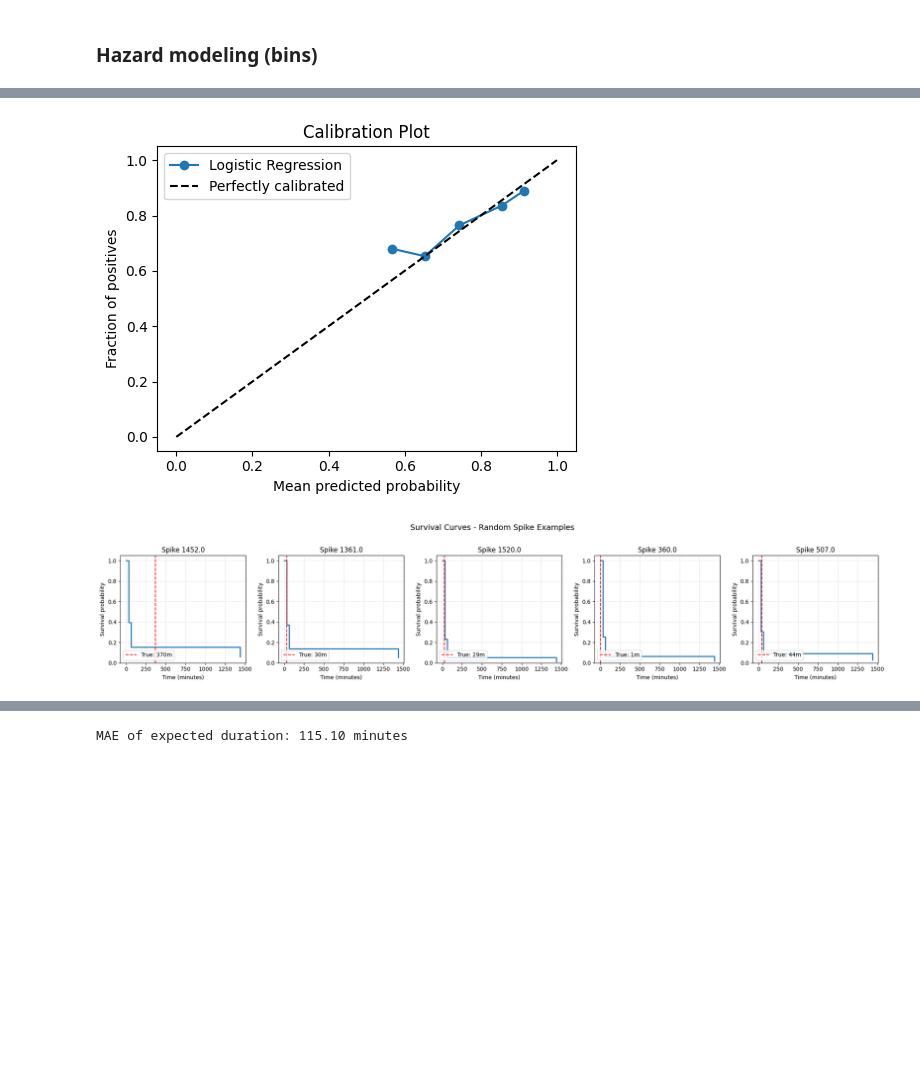
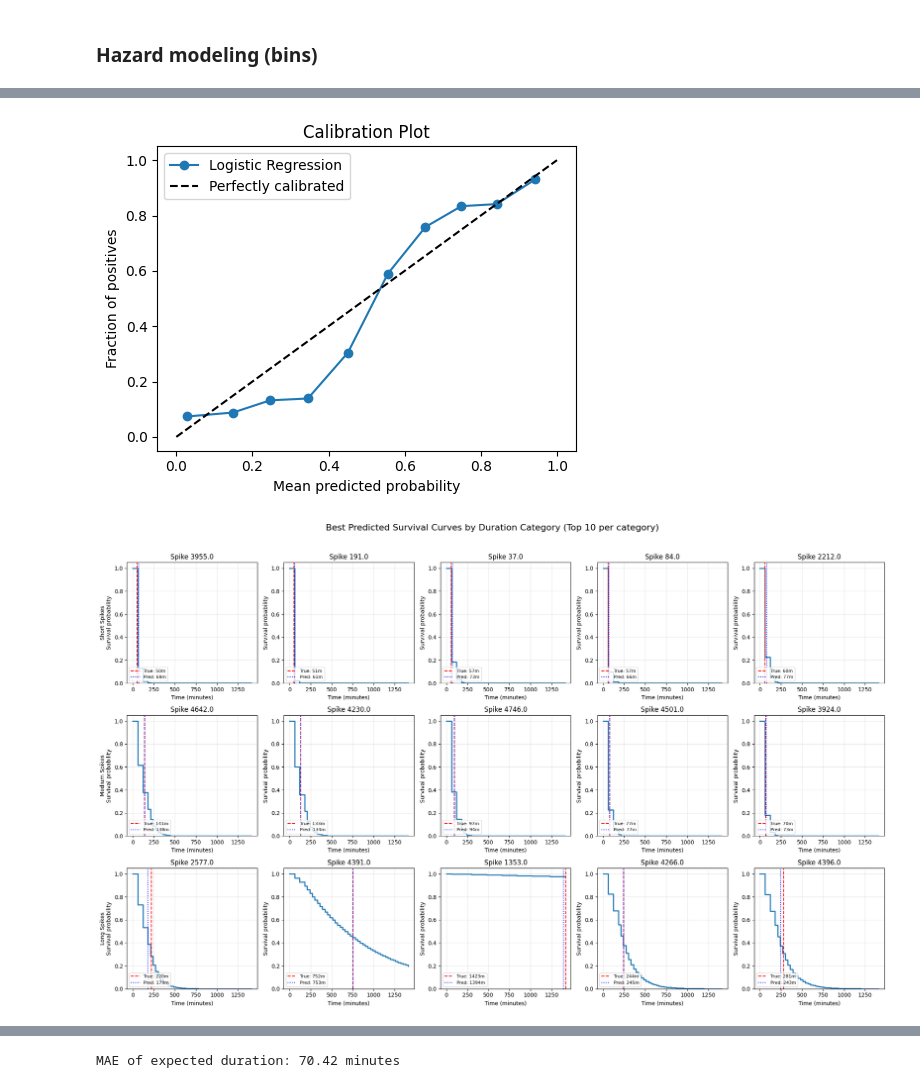
Before and after one commit to egortrussov/lending_protocols_researh, a Jupyter notebook: users_clusterization/spikes_recovery_modeling_v2.ipynb, the cells around one changed output, grey strips where cells are left out. Saved outputs shown, nothing was run; the diff lists cells and outputs as text; code cells hidden in the pictures; blank space fills up the shorter version.

Commit message:
polished spikes recovery modeling on YB-tokens markets

```diff
--- a/users_clusterization/spikes_recovery_modeling_v2.ipynb
+++ b/users_clusterization/spikes_recovery_modeling_v2.ipynb
@@ -15,8 +15,15 @@ BORROWERS_SHARE_PATH = "/Users/yegortrussov/Documents/ml/lending_protocols/datas
 SUPPLIERS_SHARE_PATH = "/Users/yegortrussov/Documents/ml/lending_protocols/dataset_collection/data/markets_suppliers_share.csv"
 
 INTERESTING_MARKETS = [
+    "eth_syrupusdc_usdc",
     "eth_usr_usdc",
-    "eth_rlp_usdc"
+    "eth_rlp_usdc",
+    "eth_wstusr_usdc",
+    "eth_fxsave_usdc",
+    "eth_siusd_usdc",
+    "eth_reusd_usdc",
+    "eth_siusd_usdc",
+    "eth_stcusd_usdc",
 ]
 # %% [markdown]
 ### **Create dataset**
@@ -562,7 +571,7 @@ import optuna
 def prepare_classification_dataset(df_long, threshold_minutes=60):
     df_first = df_long[df_long['time_offset_minutes'] == 0].copy()
     df_first['spike_duration_minutes'] = df_first['spike_duration_seconds'] / 60.0
-    df_first['target'] = (df_first['spike_duration_minutes'] <= threshold_minutes).astype(int)
+    df_first['target'] = (df_first['spike_duration_minutes'] > threshold_minutes).astype(int)
 
     feature_cols = [
         'utilization_start', 'utilization_peak_so_far', 'borrow_rate_start',
@@ -633,8 +642,8 @@ def evaluate_classification(y_true, y_pred, y_pred_proba, model_name):
     plt.title(f'{model_name} - Confusion Matrix')
     plt.colorbar()
     tick_marks = [0, 1]
-    plt.xticks(tick_marks, ['Long', 'Short (≤1h)'])
-    plt.yticks(tick_marks, ['Long', 'Short (≤1h)'])
+    plt.xticks(tick_marks, ['Short (≤1h)', 'Long',])
+    plt.yticks(tick_marks, ['Short (≤1h)', 'Long',])
     plt.xlabel('Predicted')
     plt.ylabel('Actual')
     for i in range(2):
@@ -659,6 +668,8 @@ def evaluate_classification(y_true, y_pred, y_pred_proba, model_name):
 def train_xgboost_classifier(X_train, y_train, X_val, y_val, use_optuna=False, n_trials=50):
     if use_optuna:
         def objective(trial):
+            class_weight_param = trial.suggest_float('class_weight', 1, 50, log=True)
+
             params = {
                 'n_estimators': trial.suggest_int('n_estimators', 50, 300),
                 'max_depth': trial.suggest_int('max_depth', 3, 10),
@@ -668,13 +679,17 @@ def train_xgboost_classifier(X_train, y_train, X_val, y_val, use_optuna=False, n
                 'gamma': trial.suggest_float('gamma', 0, 5),
                 'reg_alpha': trial.suggest_float('reg_alpha', 1e-5, 1.0, log=True),
                 'reg_lambda': trial.suggest_float('reg_lambda', 1e-5, 1.0, log=True),
-                'random_state': 42
+                'random_state': 42,
+                'use_label_encoder': False,
+                'eval_metric': 'logloss',
+                # 'scale_pos_weight': class_weight_param
             }
-            model = xgb.XGBClassifier(**params, use_label_encoder=False, eval_metric='logloss')
+            model = xgb.XGBClassifier(**params)
             model.fit(X_train, y_train)
             y_pred_proba = model.predict_proba(X_val)[:, 1]
             auc = roc_auc_score(y_val, y_pred_proba)
-            return auc
+            rec = recall_score(y_val, model.predict(X_val), zero_division=0)
+            return rec
 
         study = optuna.create_study(direction='maximize')
         study.optimize(objective, n_trials=n_trials, show_progress_bar=True)
@@ -983,7 +1088,10 @@ feature_cols = [
     'n_active_borrowers', 'top1_share', 'top3_share', 'hhi',
     'price_return_1h', 'price_volatility_24h', 'drawdown',
     'avg_utilization_24h_before', 'avg_rate_24h_before',
-    'num_spikes_last_7d', 'time_since_last_spike'
+    'num_spikes_last_7d', 'time_since_last_spike',
+
+    # 'utilization_current',
+    'time_offset_minutes'
 ]
 X = hazard_df[feature_cols].fillna(0)
 y = hazard_df['event']
@@ -1001,7 +1109,7 @@ y_pred_proba_train = evaluate_hazard_model(model, X_train, y_train, hazard_train
 # plot_calibration(y_val, y_pred_proba)
 plot_calibration(y_train, y_pred_proba_train)
 
-plot_survival_examples_grid(model, X_val, hazard_val, n_examples=5, bins=BINS_MINUTES)
+plot_survival_examples_grid_best_predictions(model, X_val, hazard_val, n_examples_per_row=5, bins=BINS_MINUTES)
 # plot_kaplan_meier_style_comparison(model, X_val, hazard_val, bins=BINS_MINUTES)
 plot_kaplan_meier_style_comparison(model, X_train, hazard_train, bins=BINS_MINUTES)
 # %% [output]
@@ -1026,2 +1152,2 @@ Brier Score per bin:
-[figure, old version]
+[figure, new version]
-[figure, old version]
+[figure, new version]
@@ -1029 +1155 @@ Brier Score per bin:
-MAE of expected duration: 115.10 minutes
+MAE of expected duration: 70.42 minutes
```
Also changed, not shown: parts of 9 cells of this notebook, 1 other file.
